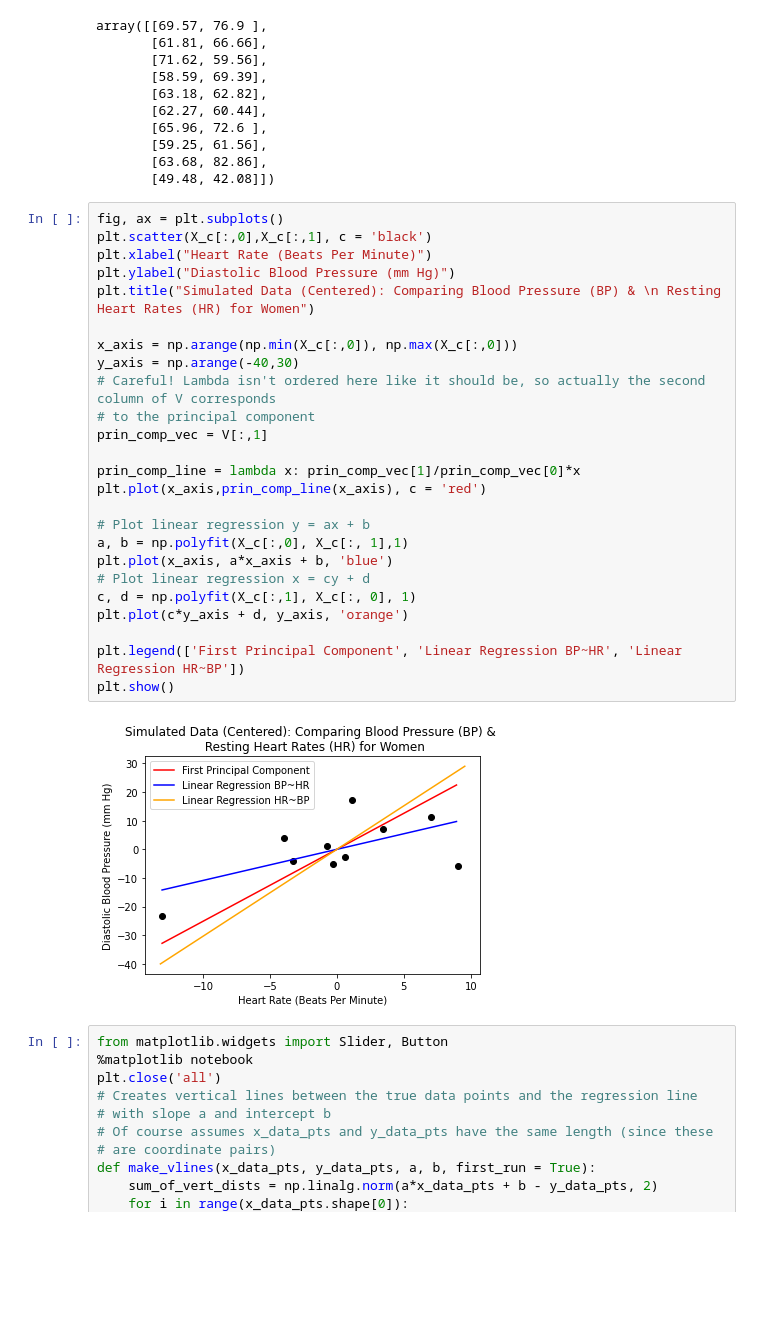
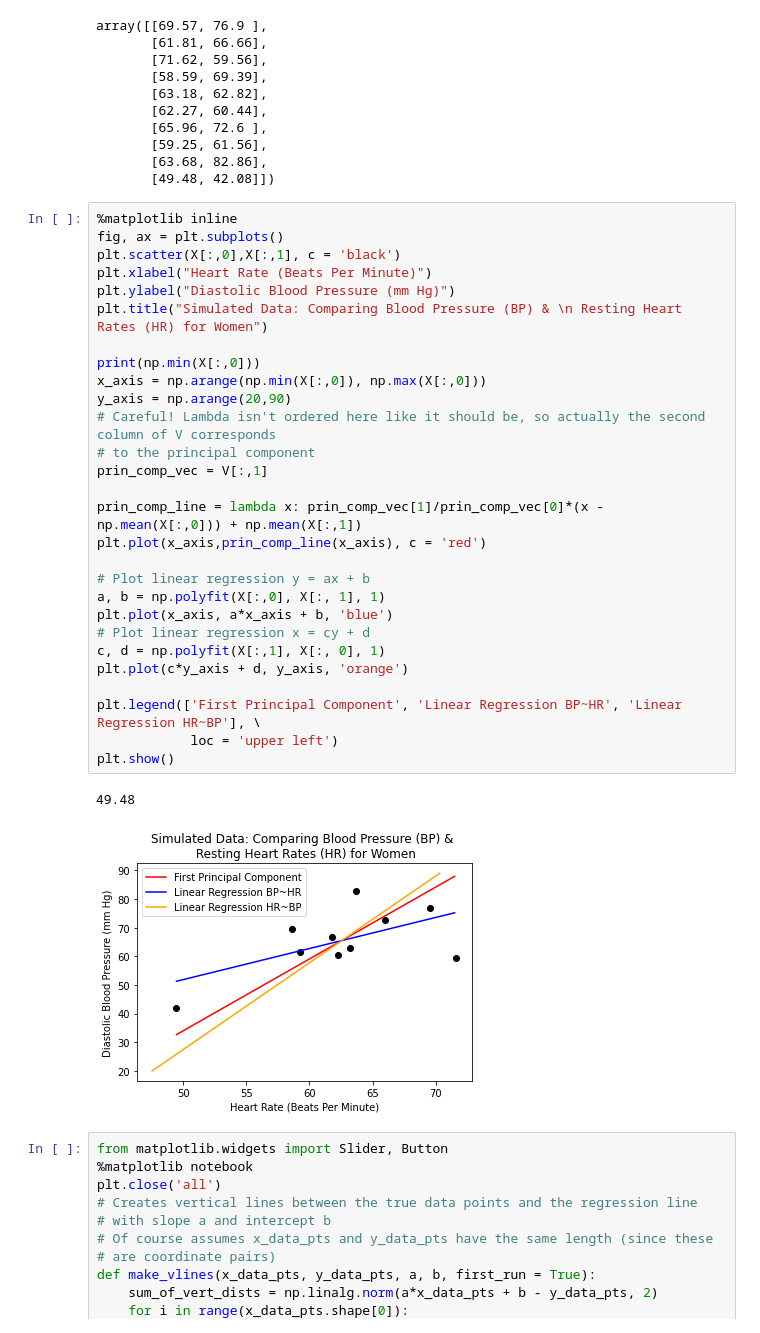
Before and after one commit to lalyman/lin-alg-workshop, a Jupyter notebook: pca-vs-linear-regression.ipynb, the cells around one changed output. Drawn from its saved outputs; the diff is of its cells as text; blank space fills up the shorter version.

Commit message:
Uncentering some plots

```diff
--- a/pca-vs-linear-regression.ipynb
+++ b/pca-vs-linear-regression.ipynb
@@ -119,32 +118,36 @@ array([[69.57, 76.9 ],
        [63.68, 82.86],
        [49.48, 42.08]])
 # %%
+%matplotlib inline
 fig, ax = plt.subplots()
-plt.scatter(X_c[:,0],X_c[:,1], c = 'black')
+plt.scatter(X[:,0],X[:,1], c = 'black')
 plt.xlabel("Heart Rate (Beats Per Minute)")
 plt.ylabel("Diastolic Blood Pressure (mm Hg)")
-plt.title("Simulated Data (Centered): Comparing Blood Pressure (BP) & \n Resting Heart Rates (HR) for Women")
+plt.title("Simulated Data: Comparing Blood Pressure (BP) & \n Resting Heart Rates (HR) for Women")
 
-x_axis = np.arange(np.min(X_c[:,0]), np.max(X_c[:,0]))
-y_axis = np.arange(-40,30)
+print(np.min(X[:,0]))
+x_axis = np.arange(np.min(X[:,0]), np.max(X[:,0]))
+y_axis = np.arange(20,90)
 # Careful! Lambda isn't ordered here like it should be, so actually the second column of V corresponds
 # to the principal component
 prin_comp_vec = V[:,1]
 
-prin_comp_line = lambda x: prin_comp_vec[1]/prin_comp_vec[0]*x
+prin_comp_line = lambda x: prin_comp_vec[1]/prin_comp_vec[0]*(x - np.mean(X[:,0])) + np.mean(X[:,1])
 plt.plot(x_axis,prin_comp_line(x_axis), c = 'red')
 
 # Plot linear regression y = ax + b
-a, b = np.polyfit(X_c[:,0], X_c[:, 1],1)
+a, b = np.polyfit(X[:,0], X[:, 1], 1)
 plt.plot(x_axis, a*x_axis + b, 'blue')
 # Plot linear regression x = cy + d
-c, d = np.polyfit(X_c[:,1], X_c[:, 0], 1)
+c, d = np.polyfit(X[:,1], X[:, 0], 1)
 plt.plot(c*y_axis + d, y_axis, 'orange')
 
-plt.legend(['First Principal Component', 'Linear Regression BP~HR', 'Linear Regression HR~BP'])
+plt.legend(['First Principal Component', 'Linear Regression BP~HR', 'Linear Regression HR~BP'], \
+            loc = 'upper left')
 plt.show()
 # %% [output]
+49.48
-[figure, old version]
+[figure, new version]
 # %%
 from matplotlib.widgets import Slider, Button
 %matplotlib notebook
```
Also changed, not shown: parts of 4 cells of this notebook.
